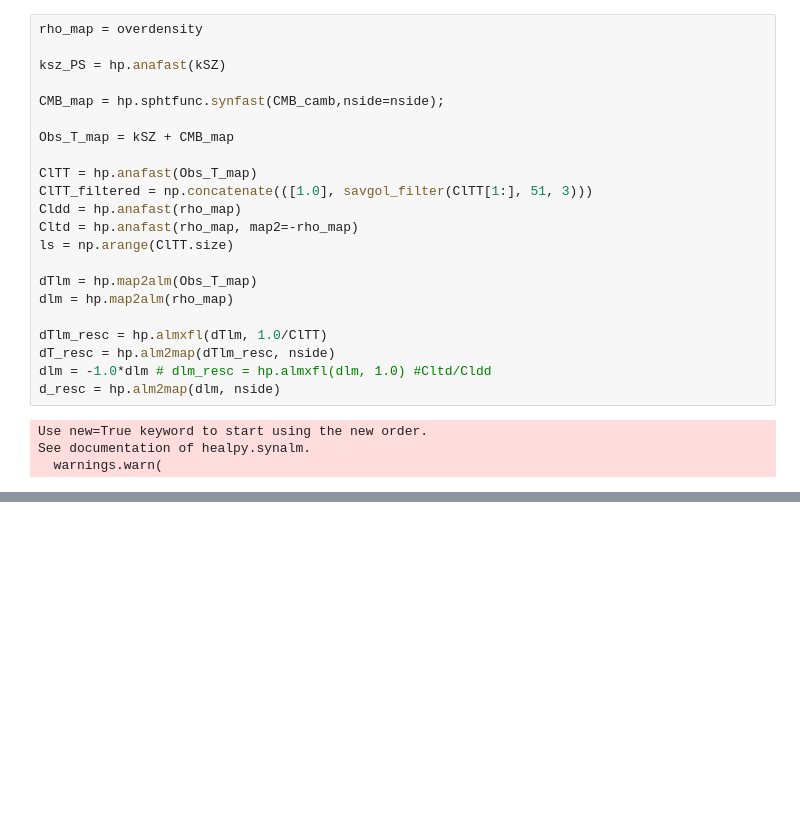
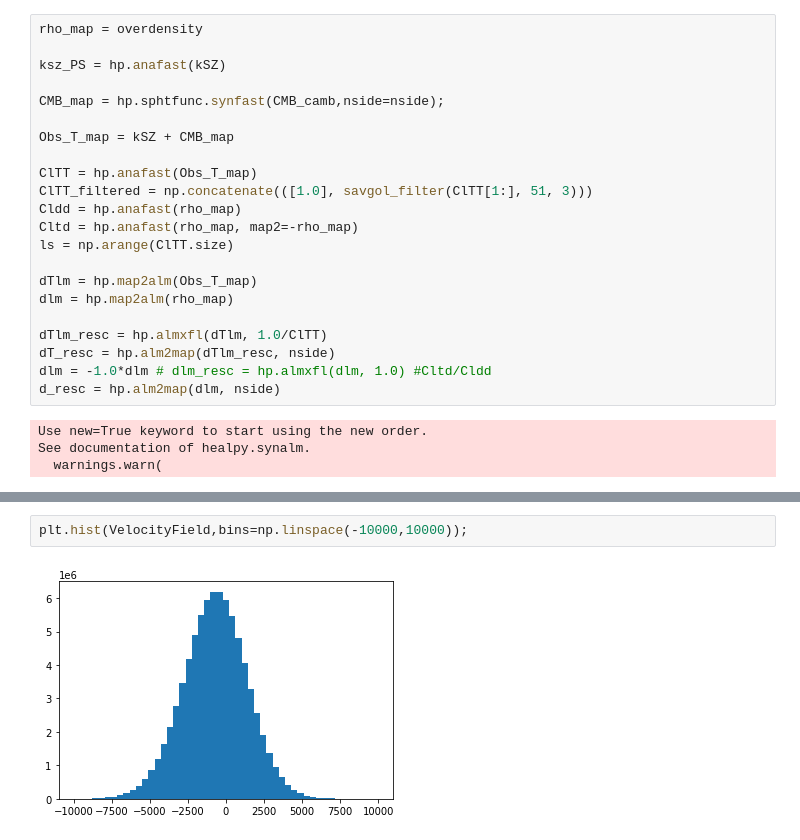
Before and after one commit to wurdahl/kSZfromPC, a Jupyter notebook: hInvestigation/ScalingFactor.ipynb, the cells around one changed output, grey strips where cells are left out. Saved outputs shown, nothing was run; the diff lists cells and outputs as text; blank space fills up the shorter version.

```diff
--- a/hInvestigation/ScalingFactor.ipynb
+++ b/hInvestigation/ScalingFactor.ipynb
@@ -133,0 +144,4 @@ hp.mollview(veff_reconst)
+# %%
+plt.hist(VelocityField,bins=np.linspace(-10000,10000));
+# %% [output]
+[figure, added]
```
Also changed, not shown: parts of 22 cells of this notebook.
